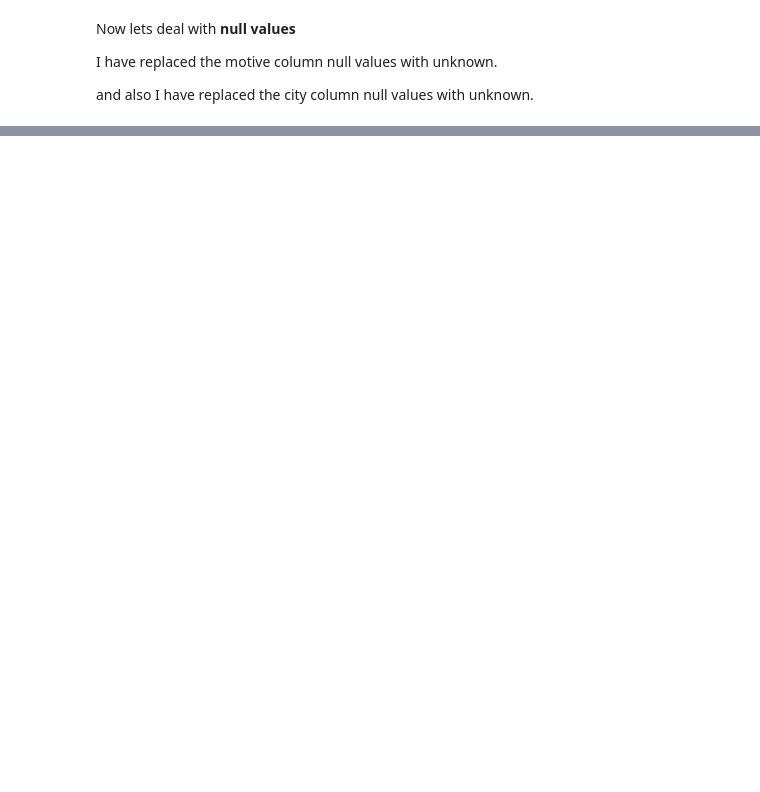
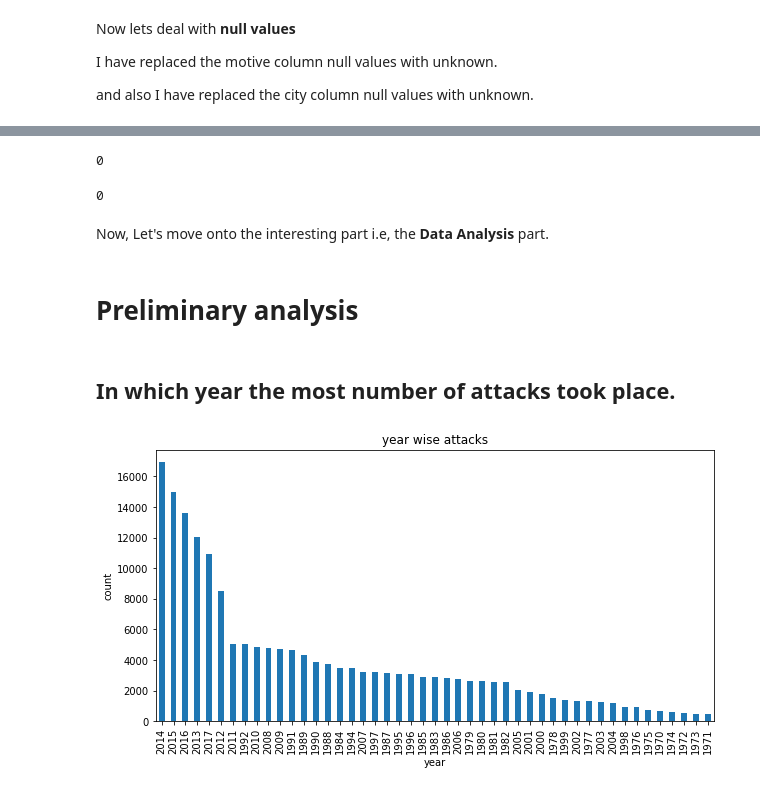
Before and after one commit to Shourya306/Global-Terrorism-EDA, a Jupyter notebook: Copy_of_Global_Terrorism_Analysis_Capstone_Project.ipynb, the cells around one changed output, grey strips where cells are left out. Cells and saved outputs as stored; diff of their text form; code cells hidden in the pictures; blank space fills up the shorter version.

```diff
--- a/Copy_of_Global_Terrorism_Analysis_Capstone_Project.ipynb
+++ b/Copy_of_Global_Terrorism_Analysis_Capstone_Project.ipynb
@@ -67,5 +70,5 @@ subset_df.shape
 # %%
 # Now it's time to rename the columns to make it more intuitive as to what the columns speak.
-subset_df.rename(columns = {'iyear':'year','imonth':'month','iday':'day','country_txt':'country','region_txt':'region','attacktype1_txt':'attack_type',
+df.rename(columns = {'iyear':'year','imonth':'month','iday':'day','country_txt':'country','region_txt':'region','attacktype1_txt':'attack_type',
                             'targtype1_txt':'target','gname':'organisation','weaptype1_txt':'weapon_type','nkill':'killed','nwound':'wounded'},
                  inplace = True)
@@ -165,4 +163,4 @@ def month_conversion(num):
      num = 'dec'
   return num
 # %%
-subset_df['month_full'] = subset_df['month'].apply(month_conversion)
+df['month_full'] = df['month'].apply(month_conversion)
@@ -183,4 +175,4 @@ subset_df.head()
 | 4 | 1970 | 1 | 0 | 0 | Japan | East Asia | Fukouka | 33.580412 | 130.396361 | 1 | 0 | ... |
 # %%
 # Will be dropping the month column because it is not needed anymore.
-subset_df.drop('month',axis = 1, inplace = True)
+df.drop('month',axis = 1, inplace = True)
@@ -237,2 +204,3 @@ Name: motive, Length: 131130, dtype: object
 # %%
-subset_df['motive'].fillna('Unknown',inplace = True)
+df['motive'].fillna('Unknown',inplace = True)
+df['city'].fillna('Unknown',inplace = True)
@@ -250,0 +207,25 @@ See the caveats in the documentation: https://pandas.pydata.org/pandas-docs/stab
+# %%
+# Checking if there are any null values in motive and city column
+df[df['motive'].isnull()]['motive'].count()
+# %% [output]
+0
+# %%
+df[df['city'].isnull()]['city'].count()
+# %% [output]
+0
+# %% [markdown]
+Now, Let's move onto the interesting part i.e, the **Data Analysis** part.
+# %% [markdown]
+# Preliminary analysis
+# %% [markdown]
+## In which year the most number of attacks took place.
+# %%
+# Ploting a bar chart
+attacks_year_wise = df['year'].value_counts()
+attacks_year_wise.plot(kind = 'bar')
+plt.title('year wise attacks')
+plt.xlabel('year')
+plt.ylabel('count')
+plt.rcParams['figure.figsize'] = (10, 10)
+# %% [output]
+[figure, added]
```
Also changed, not shown: parts of 44 cells of this notebook.
